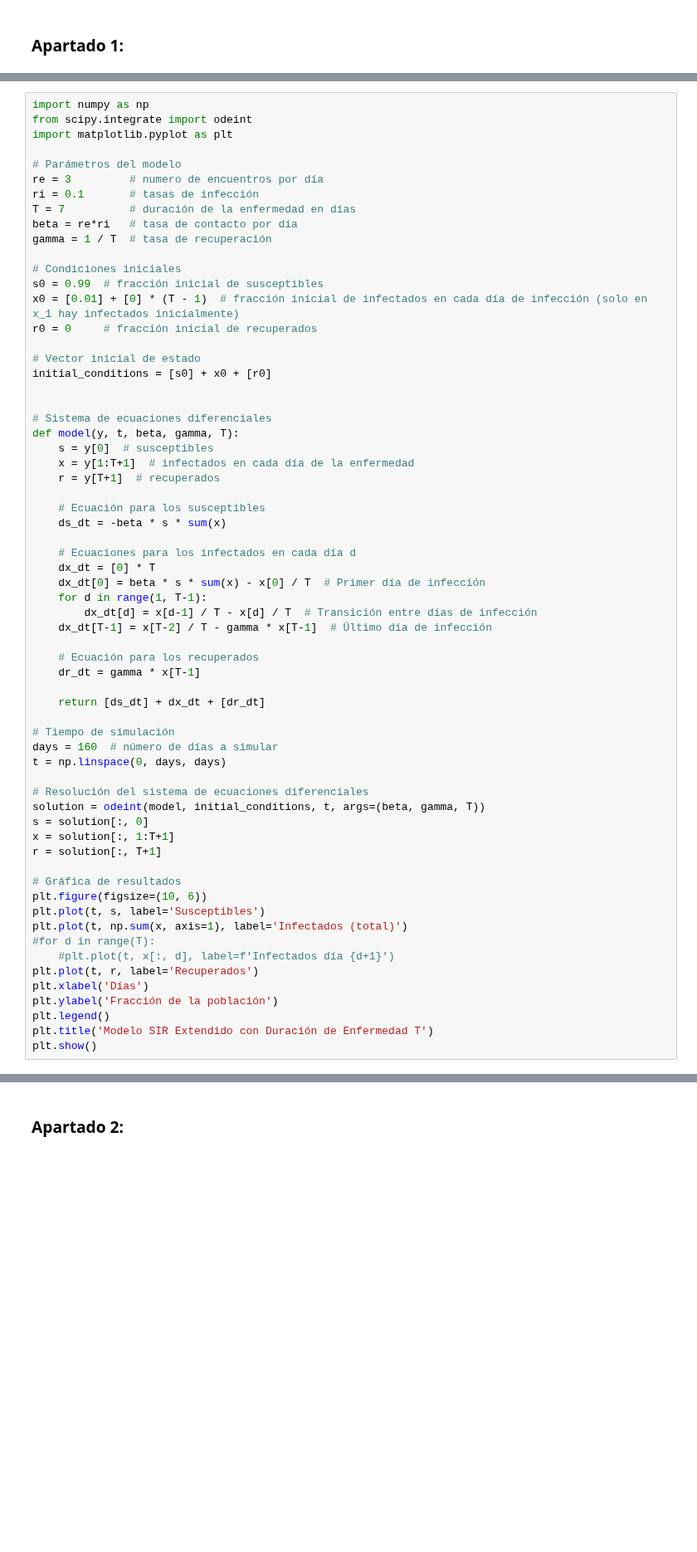
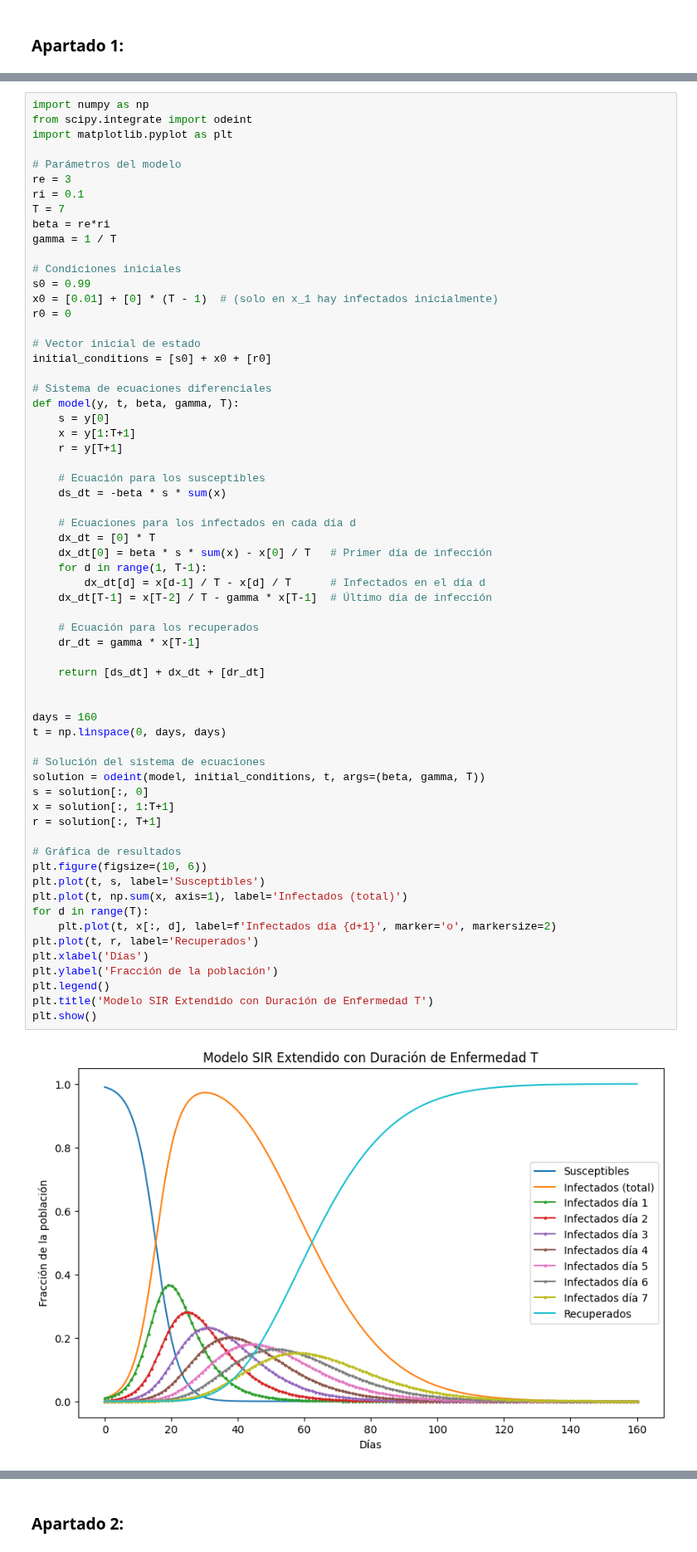
Before and after one commit to Davidgrcdz/SACSE-Practicas, a Jupyter notebook: Ejercicios/Ejercicios_propuestos_práctica3.ipynb, the cells around one changed output, grey strips where cells are left out. Shown at 83% size. Drawn from its saved outputs; the diff is of its cells as text; blank space fills up the shorter version.

```diff
--- a/Ejercicios/Ejercicios_propuestos_práctica3.ipynb
+++ b/Ejercicios/Ejercicios_propuestos_práctica3.ipynb
@@ -29,61 +30,62 @@ from scipy.integrate import odeint
 import matplotlib.pyplot as plt
 
 # Parámetros del modelo
-re = 3         # numero de encuentros por día
-ri = 0.1       # tasas de infección
-T = 7          # duración de la enfermedad en días
-beta = re*ri   # tasa de contacto por día
-gamma = 1 / T  # tasa de recuperación
+re = 3
+ri = 0.1
+T = 7
+beta = re*ri
+gamma = 1 / T
 
 # Condiciones iniciales
-s0 = 0.99  # fracción inicial de susceptibles
-x0 = [0.01] + [0] * (T - 1)  # fracción inicial de infectados en cada día de infección (solo en x_1 hay infectados inicialmente)
-r0 = 0     # fracción inicial de recuperados
+s0 = 0.99
+x0 = [0.01] + [0] * (T - 1)  # (solo en x_1 hay infectados inicialmente)
+r0 = 0
 
 # Vector inicial de estado
 initial_conditions = [s0] + x0 + [r0]
 
-
 # Sistema de ecuaciones diferenciales
 def model(y, t, beta, gamma, T):
-    s = y[0]  # susceptibles
-    x = y[1:T+1]  # infectados en cada día de la enfermedad
-    r = y[T+1]  # recuperados
+    s = y[0]
+    x = y[1:T+1]
+    r = y[T+1]
 
     # Ecuación para los susceptibles
     ds_dt = -beta * s * sum(x)
 
     # Ecuaciones para los infectados en cada día d
     dx_dt = [0] * T
-    dx_dt[0] = beta * s * sum(x) - x[0] / T  # Primer día de infección
+    dx_dt[0] = beta * s * sum(x) - x[0] / T   # Primer día de infección
     for d in range(1, T-1):
-        dx_dt[d] = x[d-1] / T - x[d] / T  # Transición entre días de infección
+        dx_dt[d] = x[d-1] / T - x[d] / T      # Infectados en el día d
     dx_dt[T-1] = x[T-2] / T - gamma * x[T-1]  # Último día de infección
 
     # Ecuación para los recuperados
     dr_dt = gamma * x[T-1]
 
     return [ds_dt] + dx_dt + [dr_dt]
 
-# Tiempo de simulación
-days = 160  # número de días a simular
+
+days = 160
 t = np.linspace(0, days, days)
 
-# Resolución del sistema de ecuaciones diferenciales
+# Solución del sistema de ecuaciones
 solution = odeint(model, initial_conditions, t, args=(beta, gamma, T))
 s = solution[:, 0]
 x = solution[:, 1:T+1]
 r = solution[:, T+1]
 
 # Gráfica de resultados
 plt.figure(figsize=(10, 6))
 plt.plot(t, s, label='Susceptibles')
 plt.plot(t, np.sum(x, axis=1), label='Infectados (total)')
-#for d in range(T):
-    #plt.plot(t, x[:, d], label=f'Infectados día {d+1}')
+for d in range(T):
+    plt.plot(t, x[:, d], label=f'Infectados día {d+1}', marker='o', markersize=2)
 plt.plot(t, r, label='Recuperados')
 plt.xlabel('Días')
 plt.ylabel('Fracción de la población')
 plt.legend()
 plt.title('Modelo SIR Extendido con Duración de Enfermedad T')
 plt.show()
+# %% [output]
+[figure, added]
```
Also changed, not shown: parts of 20 cells of this notebook.
